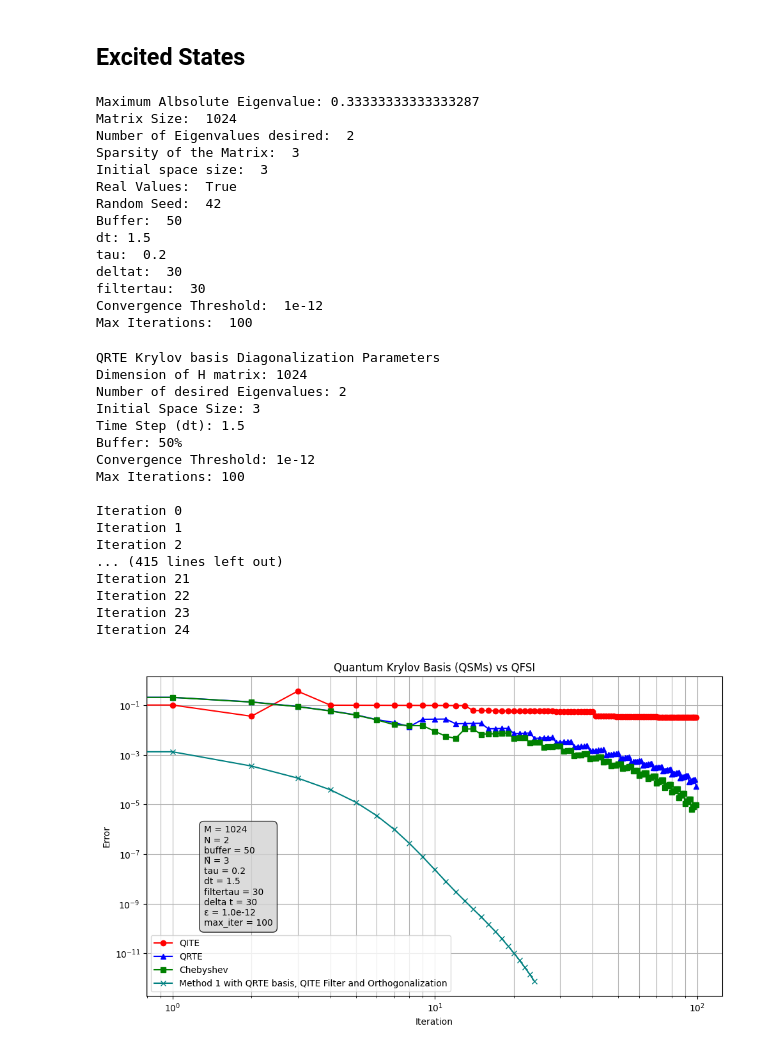
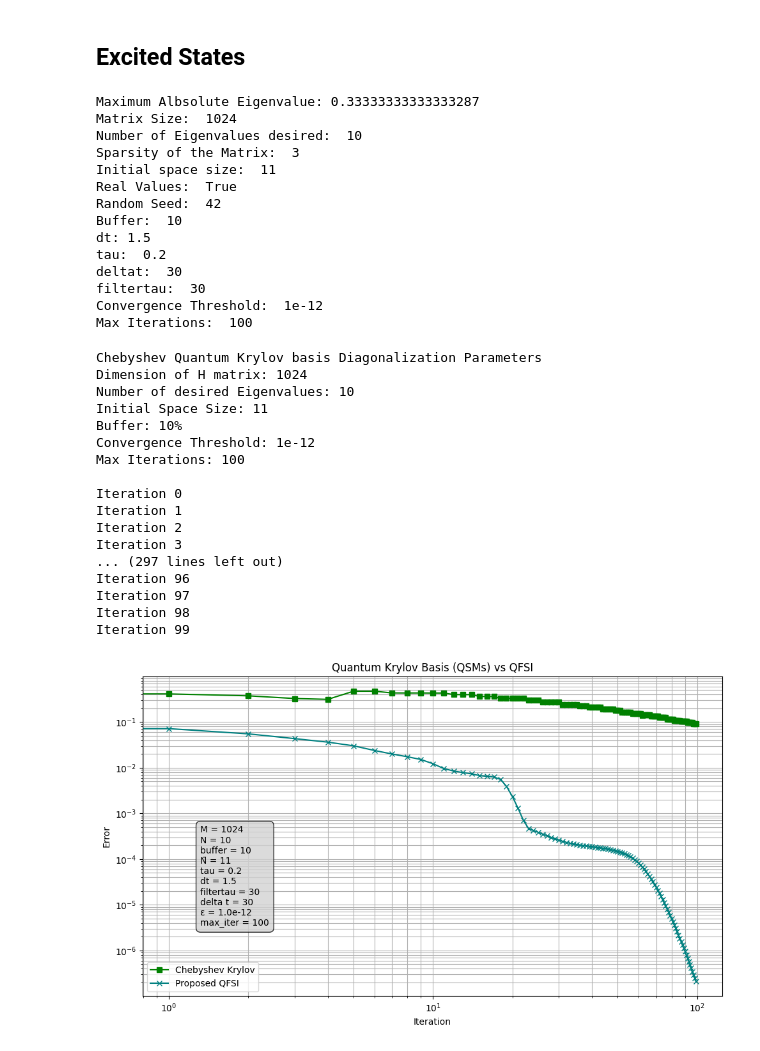
Before and after one commit to Nihar-Shah2001/Quantum_Computing_Notes, a Jupyter notebook: Notes/codes/results.ipynb, the cells around one changed output. Saved outputs shown, nothing was run; the diff lists cells and outputs as text; code cells hidden in the pictures.

```diff
--- a/Notes/codes/results.ipynb
+++ b/Notes/codes/results.ipynb
@@ -518,7 +518,7 @@ Our Method: [-0.33329481]
 # Parameters
 # np.random.seed(15) # For reproducibility
 M =  1024 # Dimension of the matrix
-N = 2 # Number of eigenvalues
+N = 10 # Number of eigenvalues
 s = 3 # Sparsity of the matrix
 realvals = True # Whether to generate real values or complex values
 seed = 42 # Random seed for reproducibility
@@ -526,7 +526,7 @@ seed = 42 # Random seed for reproducibility
 H = generate_s_sparse_hermitian(M=M, s=s, real_vals=realvals, seed=seed)
 eigvals = np.linalg.eigvalsh(H)
 
-buffer = 50  # Buffer for the number of eigenvalues
+buffer = 10  # Buffer for the number of eigenvalues
 Ntilde = int(np.ceil((1+(buffer/100)) * N))  # Initial space size
 tau = 0.2 # Time step for the QITE method
 dt = 1.5 # Time step for the QRTE method
@@ -556,12 +556,12 @@ print("Max Iterations: ", max_iter)
 # %% [output]
 Maximum Albsolute Eigenvalue: 0.33333333333333287
 Matrix Size:  1024
-Number of Eigenvalues desired:  2
+Number of Eigenvalues desired:  10
 Sparsity of the Matrix:  3
-Initial space size:  3
+Initial space size:  11
 Real Values:  True
 Random Seed:  42
-Buffer:  50
+Buffer:  10
 dt: 1.5
 tau:  0.2
 deltat:  30
@@ -570,61 +570,61 @@ Convergence Threshold:  1e-12
 Max Iterations:  100
 # %%
 # qite_eigenvals, qite_abs_error, qite_itr = QITE(H, psi_0, N, tau, buffer, epsilon, max_iter)
-qrte_eigenvals, qrte_abs_error, qrte_itr = QRTE(H, psi_0, N, dt, buffer,  epsilon, max_iter)
+# qrte_eigenvals, qrte_abs_error, qrte_itr = QRTE(H, psi_0, N, dt, buffer,  epsilon, max_iter)
 chebyshev_eigenvals, chebyshev_abs_error, chebyshev_itr = chebyshev(H, psi_0, N, buffer, epsilon, max_iter)
 method_eigenvals, method_eigenvecs, method_abs_error, method_itr = method(H, psi_0, N, deltat, filtertau, buffer, epsilon, max_iter)
 # %% [output]
-QRTE Krylov basis Diagonalization Parameters
+Chebyshev Quantum Krylov basis Diagonalization Parameters
 Dimension of H matrix: 1024
-Number of desired Eigenvalues: 2
-Initial Space Size: 3
-Time Step (dt): 1.5
-Buffer: 50%
+Number of desired Eigenvalues: 10
+Initial Space Size: 11
+Buffer: 10%
 Convergence Threshold: 1e-12
 Max Iterations: 100
 
 Iteration 0
 Iteration 1
 Iteration 2
-... (415 lines left out)
-Iteration 21
-Iteration 22
-Iteration 23
-Iteration 24
+Iteration 3
+... (297 lines left out)
+Iteration 96
+Iteration 97
+Iteration 98
+Iteration 99
 # %%
 plt.figure(figsize=(10, 6))
 plt.title('Quantum Krylov Basis (QSMs) vs QFSI')
-plt.plot(np.arange(qite_itr), qite_abs_error[1:], marker='o', label='QITE', color='red')
-plt.plot(np.arange(qrte_itr), qrte_abs_error[1:], marker='^', label='QRTE', color='blue')
-plt.plot(np.arange(chebyshev_itr), chebyshev_abs_error[1:], marker='s', label='Chebyshev', color='green')
-plt.plot(np.arange(method_itr), method_abs_error[1:], marker='x', label='Method 1 with QRTE basis, QITE Filter and Orthogonalization', color='teal')
+# plt.plot(np.arange(qite_itr), qite_abs_error[1:], marker='o', label='QITE Krylov', color='red')
+# plt.plot(np.arange(qrte_itr), qrte_abs_error[1:], marker='^', label='QRTE Krylov', color='blue')
+plt.plot(np.arange(chebyshev_itr), chebyshev_abs_error[1:], marker='s', label='Chebyshev Krylov', color='green')
+plt.plot(np.arange(method_itr), method_abs_error[1:], marker='x', label='Proposed QFSI', color='teal')
 plt.yscale('log')
 plt.xscale('log')
 plt.xlabel('Iteration')
 plt.ylabel('Error')
 plt.grid(True, 'both', 'both')
 plt.legend()
 info_text = (
     f"M = {M}\n"
     f"N = {N}\n"
     f"buffer = {buffer}\n"
     f"Ñ = {Ntilde}\n"
     f"tau = {tau}\n"
     f"dt = {dt}\n"
     f"filtertau = {filtertau}\n"
     f"delta t = {deltat}\n"
     f"ε = {epsilon:.1e}\n"
     f"max_iter = {max_iter}"
 )
 
 # Adjust position (x=0.65, y=0.5) as needed
 plt.text(0.1, 0.22, info_text, transform=plt.gca().transAxes,
          fontsize=10, bbox=dict(boxstyle='round,pad=0.5', facecolor='lightgrey', alpha=0.8))
 plt.legend()
 plt.tight_layout()
 plt.show()
 # %% [output]
-[figure, old version]
+[figure, new version]
 # %%
 print("Original:", np.sort(np.linalg.eigvalsh(H))[:N])
 print("QITE Eigenvals: ", 2*qite_eigenvals[:N]-1)
```
Also changed, not shown: parts of 3 cells of this notebook, 29 other files.
